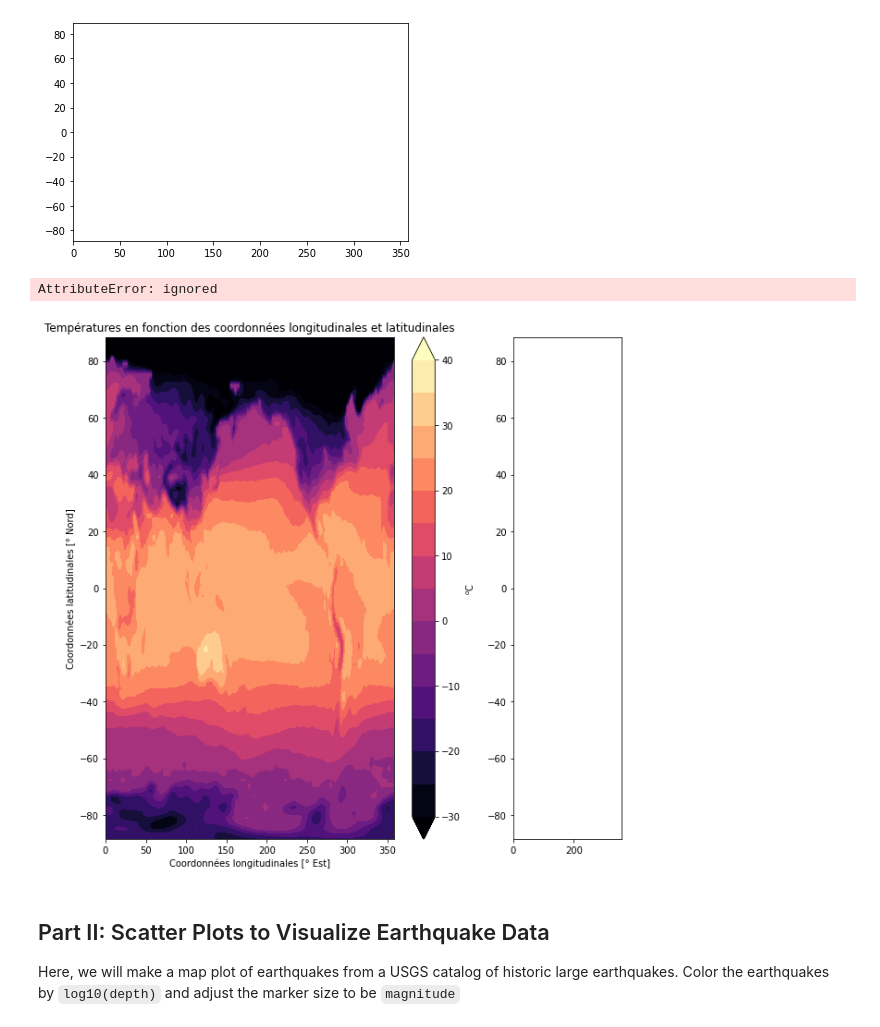
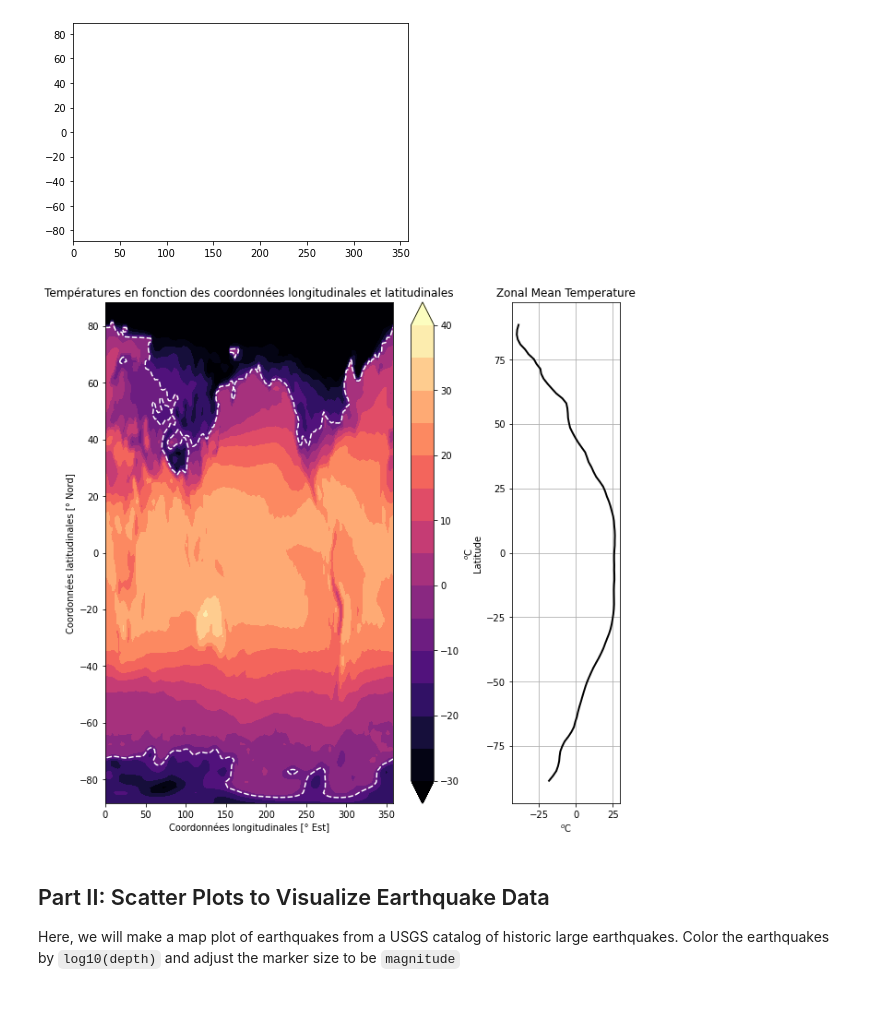
Before and after one commit to mrfabien/2022_Intro_Python, a Jupyter notebook: Exercises/W2_S2.ipynb, the cells around one changed output. Drawn from its saved outputs; the diff is of its cells as text; code cells hidden in the pictures.

```diff
--- a/Exercises/W2_S2.ipynb
+++ b/Exercises/W2_S2.ipynb
@@ -84,23 +84,22 @@ plt.show(ax1)
 # %%
 # Replicate this figure
 # Temperature values are originally in Kelvin units -> Convert to degree celsius by subtracting 273.15
 fig, (ax1,ax2) = plt.subplots(1,2, figsize=(10,10),gridspec_kw={'width_ratios': [5, 1.5]})
 ctemp = ax1.contourf(lon,lat,temp-273.15,cmap='magma',levels=np.linspace(-30,40,15),extend='both')
-plt.contour(lon,lat,temp-273.15,colors='w',levels=[-10],extend='both')
+ax1.contour(lon,lat,temp-273.15,colors='w',levels=[-10],extend='both')
 ax1.set_xlabel('Coordonnées longitudinales [° Est]')
 ax1.set_ylabel('Coordonnées latitudinales [° Nord]')
 ax1.set_title('Températures en fonction des coordonnées longitudinales et latitudinales')
 plt.colorbar(ctemp,ax=ax1,label='$^o$C')
 
-___.____(np.__________(___________,axis=_),lat,lw=2,c='k')
-___.set_xlabel(r'$^{o}$C')
-___.set_ylabel(r'Latitude')
-___.set_title('Zonal Mean Temperature')
-plt.____()
+ax2.plot(np.mean(temp,axis=1)-273.15,lat,lw=2,c='k')
+ax2.set_xlabel(r'$^{o}$C')
+ax2.set_ylabel(r'Latitude')
+ax2.set_title('Zonal Mean Temperature')
+plt.grid()
 plt.show()
 # %% [output]
-AttributeError: ignored
-[figure, old version]
+[figure, new version]
 # %% [markdown]
 ## Part II: Scatter Plots to Visualize Earthquake Data
 Here, we will make a map plot of earthquakes from a USGS catalog of historic large earthquakes. Color the earthquakes by `log10(depth)` and adjust the marker size to be `magnitude`
```
Also changed, not shown: parts of 4 cells of this notebook.
